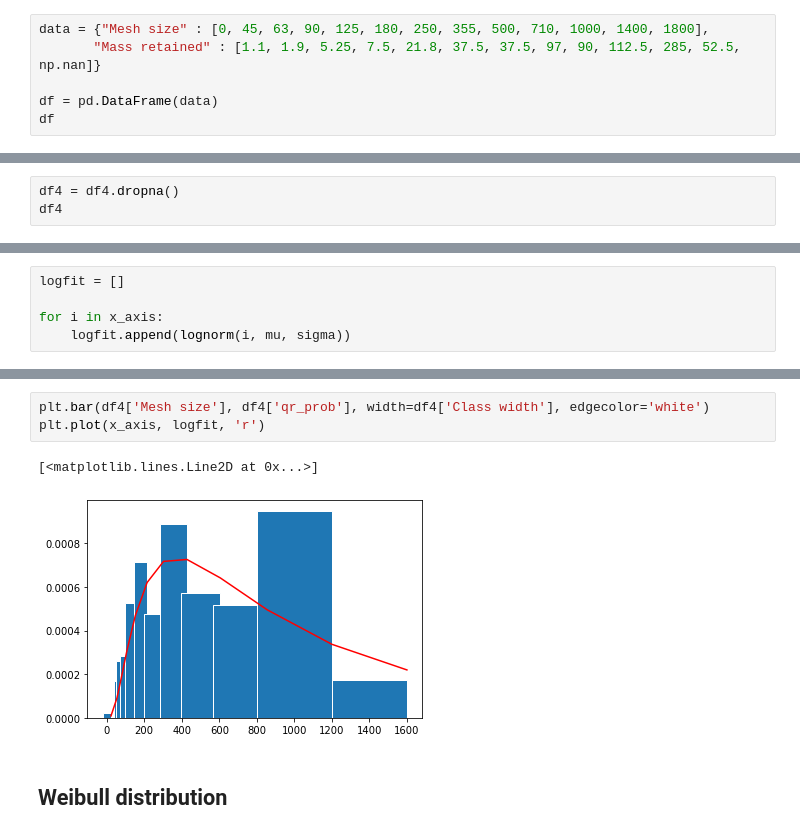
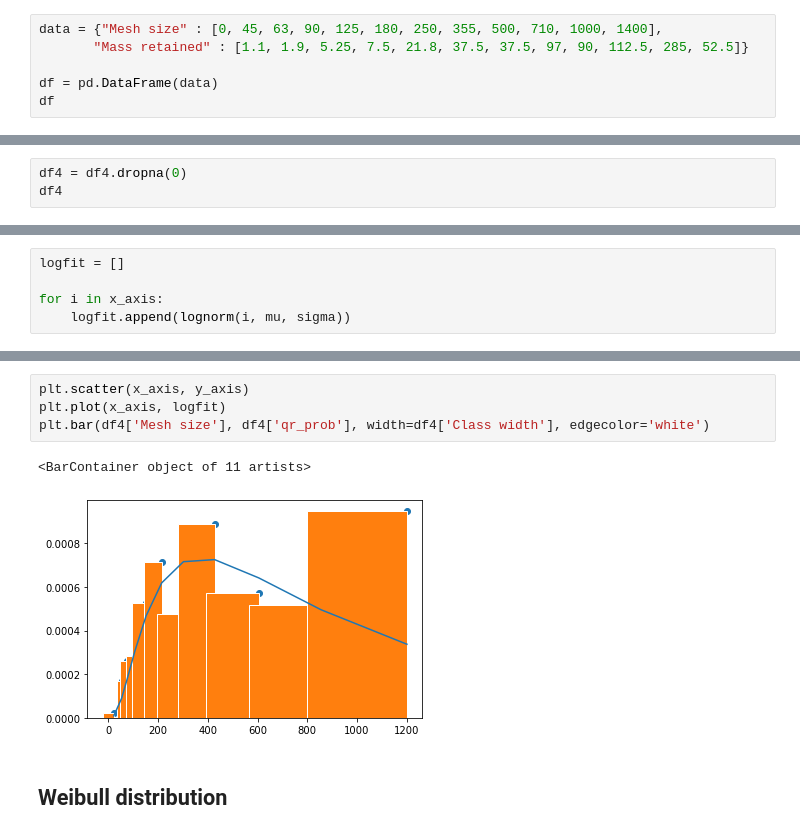
Before and after one commit to sethsomtoo/Particle-size-analysis-with-python, a Jupyter notebook: Project_3/curvefitting.ipynb, the cells around one changed output, grey strips where cells are left out. Drawn from its saved outputs; the diff is of its cells as text.

```diff
--- a/Project_3/curvefitting.ipynb
+++ b/Project_3/curvefitting.ipynb
@@ -7,8 +7,8 @@ import matplotlib.pyplot as plt
 # %%
 from scipy.optimize import curve_fit
 # %%
-data = {"Mesh size" : [0, 45, 63, 90, 125, 180, 250, 355, 500, 710, 1000, 1400, 1800],
-       "Mass retained" : [1.1, 1.9, 5.25, 7.5, 21.8, 37.5, 37.5, 97, 90, 112.5, 285, 52.5, np.nan]}
+data = {"Mesh size" : [0, 45, 63, 90, 125, 180, 250, 355, 500, 710, 1000, 1400],
+       "Mass retained" : [1.1, 1.9, 5.25, 7.5, 21.8, 37.5, 37.5, 97, 90, 112.5, 285, 52.5]}
 
 df = pd.DataFrame(data)
 df
@@ -77,5 +75,5 @@ df4
 # %%
-df4 = df4.dropna()
+df4 = df4.dropna(0)
 df4
 # %% [output]
 |  | Mesh size | Mass retained | Mass fraction | Class width | Dmean | qr_prob |
@@ -248,9 +243,10 @@ plt.plot(x_smooth, y_smooth, 'r')
 # %%
+plt.scatter(x_axis, y_axis)
+plt.plot(x_axis, logfit)
 plt.bar(df4['Mesh size'], df4['qr_prob'], width=df4['Class width'], edgecolor='white')
-plt.plot(x_axis, logfit, 'r')
 # %% [output]
-[<matplotlib.lines.Line2D at 0x...>]
+<BarContainer object of 11 artists>
-[figure, old version]
+[figure, new version]
 # %% [markdown]
 ## Weibull distribution
 # %%
```
Also changed, not shown: parts of 23 cells of this notebook, 1 other file.
